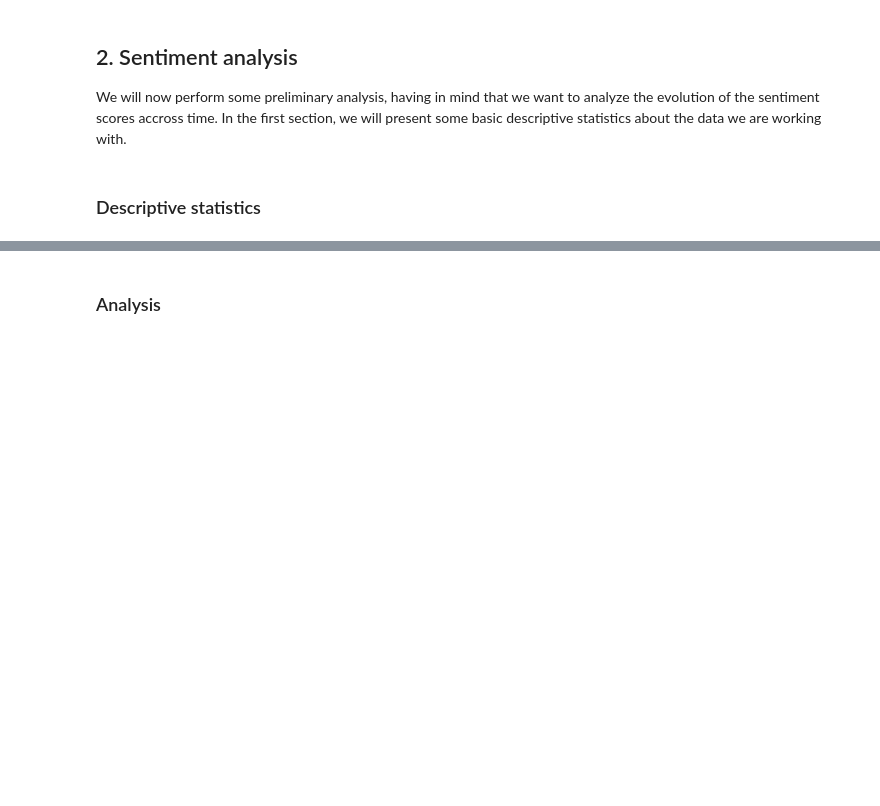
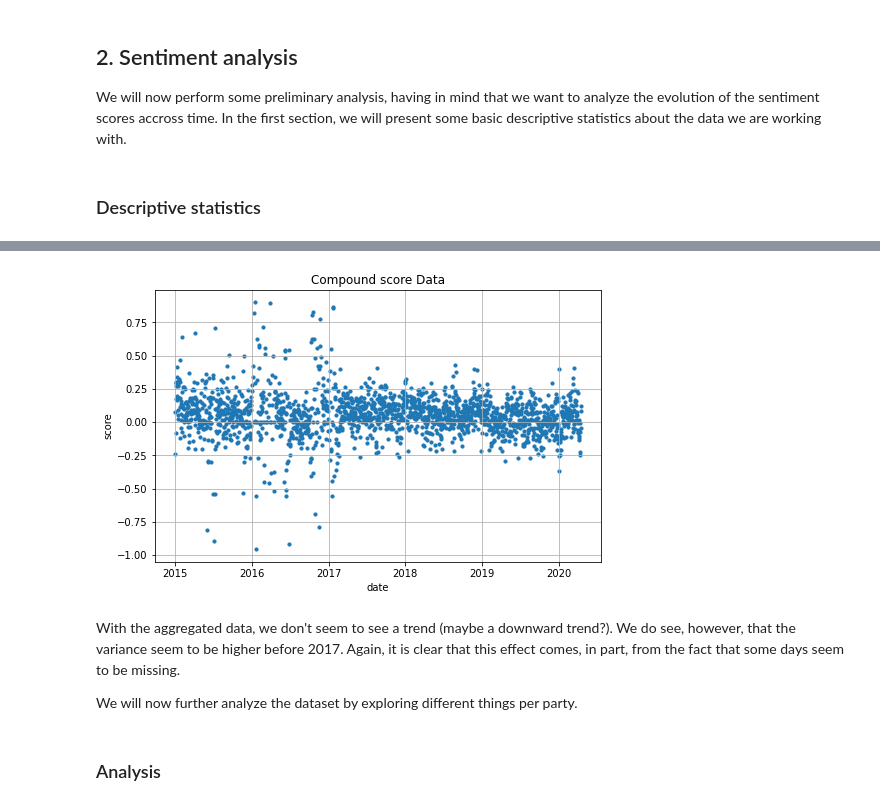
Before and after one commit to epfl-ada/ada-2021-project-apa, a Jupyter notebook: sentiment_eda.ipynb, the cells around one changed output, grey strips where cells are left out. Drawn from its saved outputs; the diff is of its cells as text; code cells hidden in the pictures; blank space fills up the shorter version.

```diff
--- a/sentiment_eda.ipynb
+++ b/sentiment_eda.ipynb
@@ -95,3 +187,37 @@ df = pd.read_pickle(os.path.join(PKL_PATH, "final_subset.pkl"))
+# %%
+def get_day(date):
+    """
+    Extract the day date from a datetime object
+    """
+
+    date = str(date)
+    date = date.split(" ")
+    date.pop(-1)
+    date = "".join(date)
+
+    return pd.to_datetime(date)
+# %%
+# Date is currently precise to the second, but we simply want the date
+df["date_simp"] = df["date"].progress_apply(get_day)
+# %%
+# Plot the average for each day
+by_date = df.groupby(["date_simp"])["compound"].mean()
+
+fig, ax = plt.subplots(figsize=(8, 5))
+ax.scatter(by_date.index, by_date, s=10)
+
+
+# Same as above
+ax.set_xlabel('date')
+ax.set_ylabel('score')
+ax.set_title('Compound score Data')
+ax.grid(True)
+# %% [output]
+[figure, added]
+# %% [markdown]
+With the aggregated data, we don't seem to see a trend (maybe a downward trend?). We do see, however, that the variance seem to be higher before 2017. Again, it is clear that this effect comes, in part, from the fact that some days seem to be missing.
+
+We will now further analyze the dataset by exploring different things per party.
 # %% [markdown]
 ### Analysis
 # %%
```
Also changed, not shown: parts of 16 cells of this notebook.
